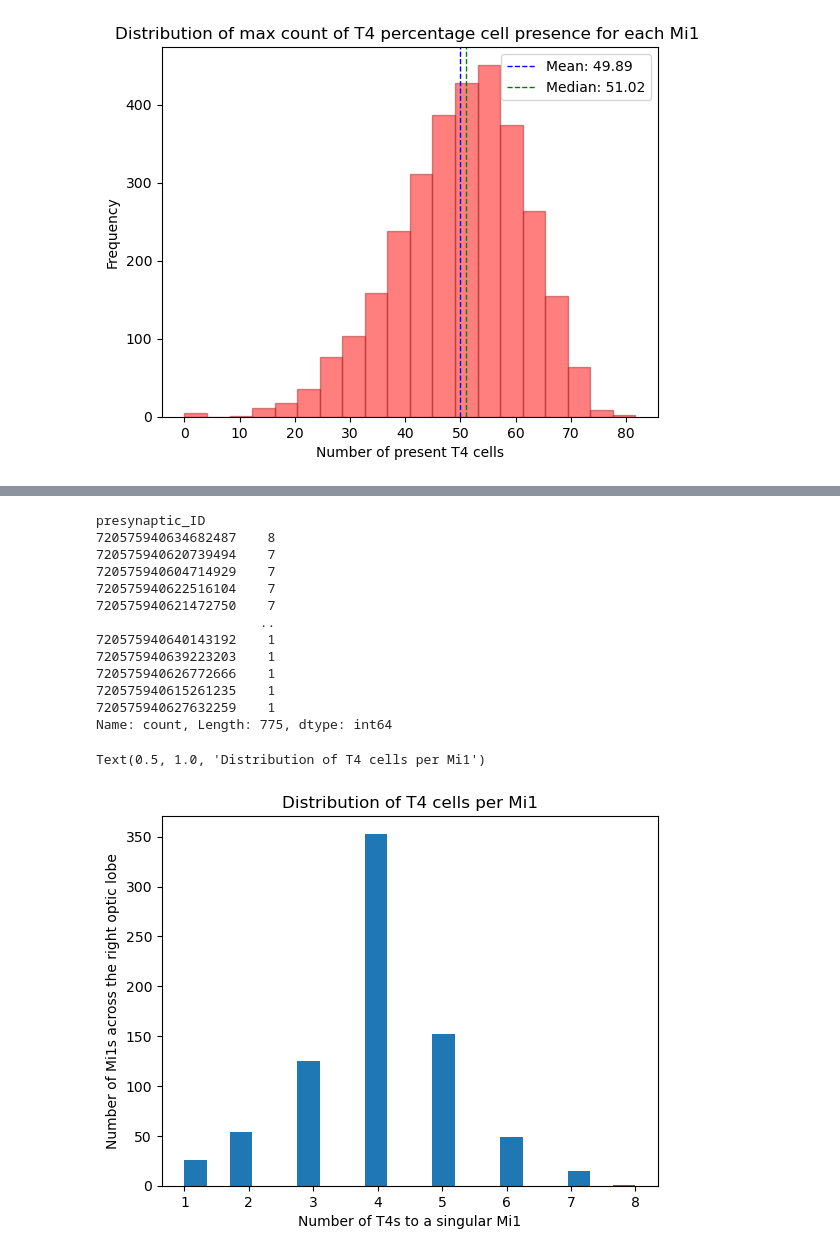
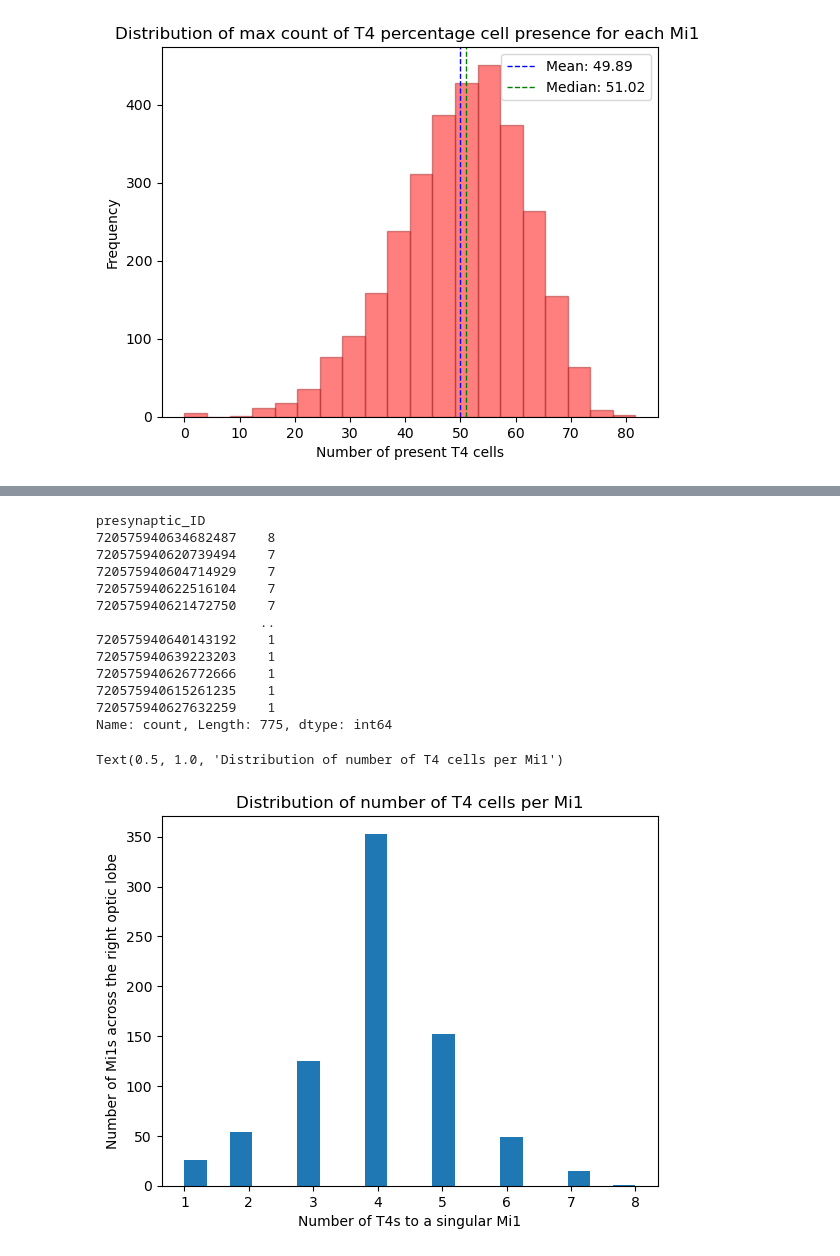
Before and after one commit to mariaioan/T4-connectome-analysis, a Jupyter notebook: proofreading-tables/figure_1.ipynb, the cells around one changed output, grey strips where cells are left out. Cells and saved outputs as stored; diff of their text form; code cells hidden in the pictures.

```diff
--- a/proofreading-tables/figure_1.ipynb
+++ b/proofreading-tables/figure_1.ipynb
@@ -345,33 +317,33 @@ plt.tight_layout()
 # %%
 symbols_to_select = ['Mi1']
 db_Mi1_T4 = db.loc[db['symbol'].isin(symbols_to_select)]
 db_Mi1_T4 = db_Mi1_T4.sort_values(by='counts', ascending=False)
 
 # Step 1: Group the DataFrame by 'optic_lobe_id' and find the row with the highest 'counts' value in each group
 highest_counts_rows = db_Mi1_T4.groupby('optic_lobe_id').nth(0)
 
 # Step 2: Calculate the frequency of appearance of values in the 'postsynaptic_ID' column
-postsynaptic_id_frequency = highest_counts_rows['presynaptic_ID'].value_counts()
+presynaptic_id_frequency = highest_counts_rows['presynaptic_ID'].value_counts()
 
 # Display the frequency of appearance
-print(postsynaptic_id_frequency)
-plt.hist(postsynaptic_id_frequency,bins = 20)
+print(presynaptic_id_frequency)
+plt.hist(presynaptic_id_frequency,bins = 20)
 plt.ylabel('Number of Mi1s across the right optic lobe')
 plt.xlabel('Number of T4s to a singular Mi1')
 plt.title('Distribution of number of T4 cells per Mi1')
 # %% [output]
 presynaptic_ID
 720575940634682487    8
 720575940620739494    7
 720575940604714929    7
 720575940622516104    7
 720575940621472750    7
                      ..
 720575940640143192    1
 720575940639223203    1
 720575940626772666    1
 720575940615261235    1
 720575940627632259    1
 Name: count, Length: 775, dtype: int64
-Text(0.5, 1.0, 'Distribution of T4 cells per Mi1')
+Text(0.5, 1.0, 'Distribution of number of T4 cells per Mi1')
-[figure, old version]
+[figure, new version]
```
Also changed, not shown: parts of 16 cells of this notebook.
